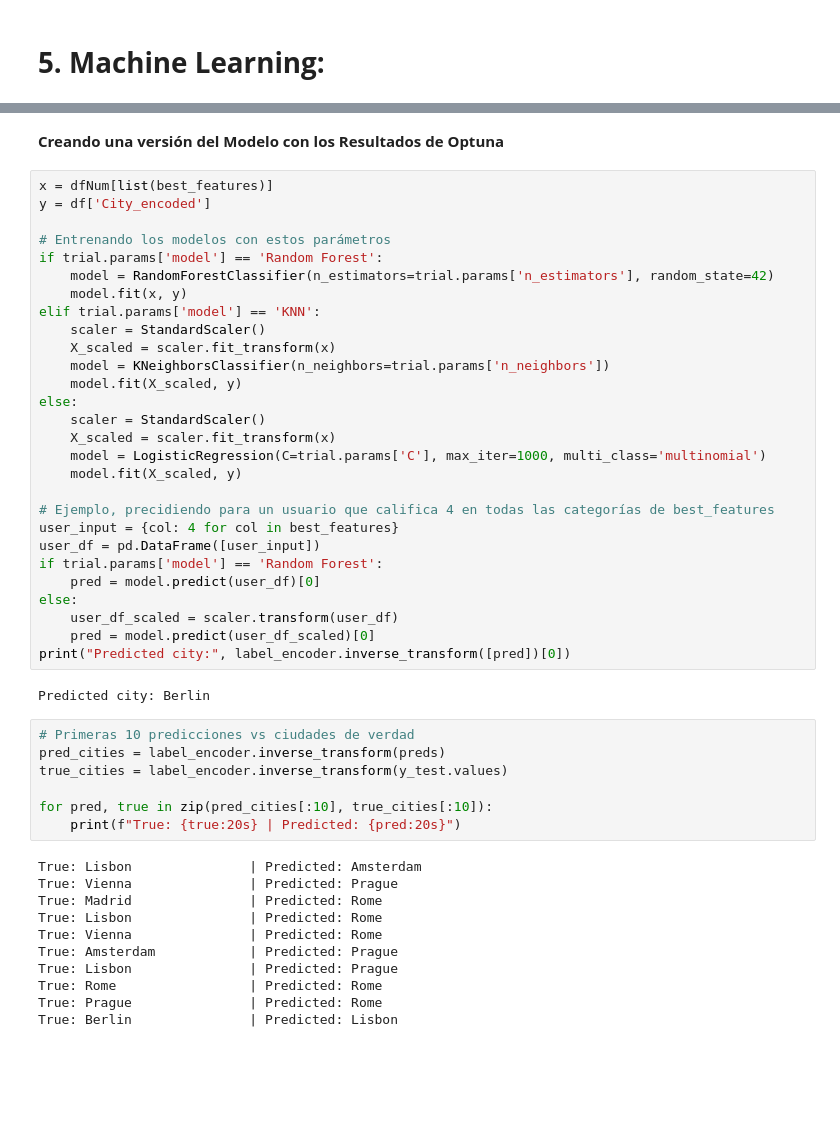
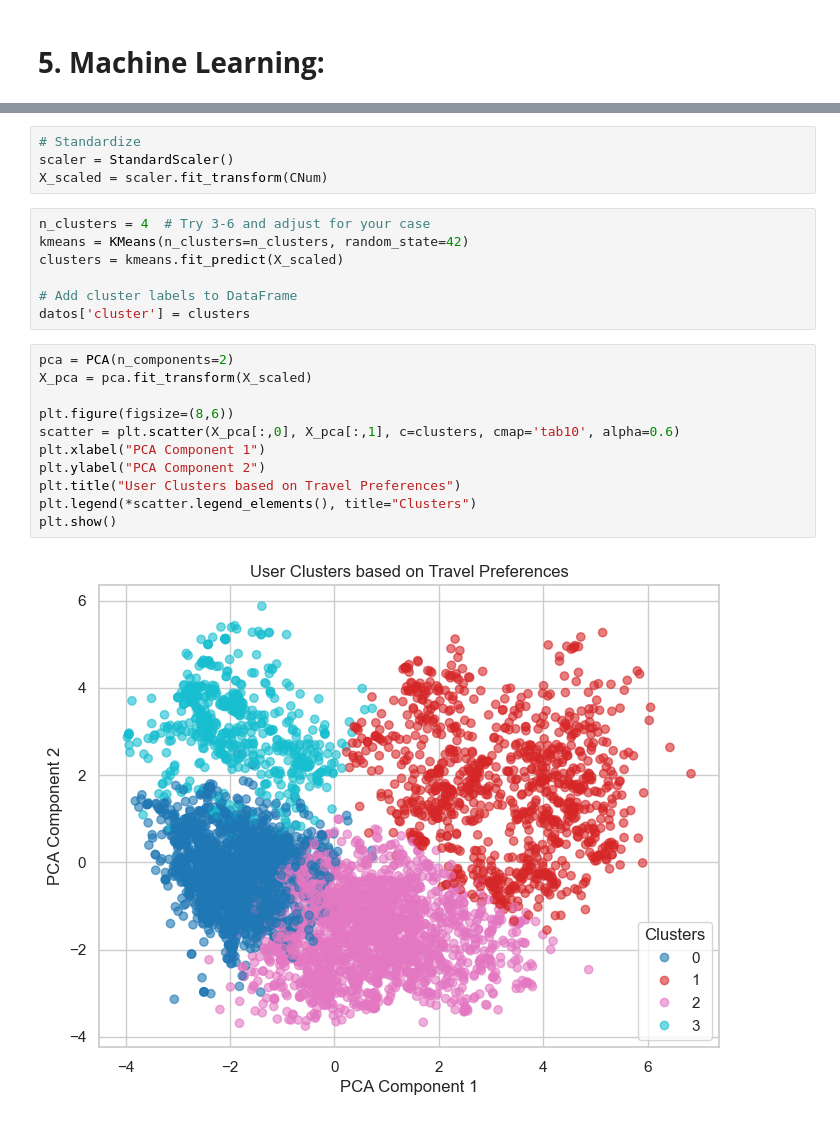
Before and after one commit to gabrielaaguiv5/ProjectI, a Jupyter notebook: notebooks/V2_eda&analysis_overview.ipynb, the cells around one changed output, grey strips where cells are left out. Saved outputs shown, nothing was run; the diff lists cells and outputs as text; blank space fills up the shorter version.

```diff
--- a/notebooks/V2_eda&analysis_overview.ipynb
+++ b/notebooks/V2_eda&analysis_overview.ipynb
@@ -980,50 +521,24 @@ Modelo más óptimo: Logistic Regression
-# %% [markdown]
-**Creando una versión del Modelo con los Resultados de Optuna**
-# %%
-x = dfNum[list(best_features)]
-y = df['City_encoded']
-
-# Entrenando los modelos con estos parámetros
-if trial.params['model'] == 'Random Forest':
-    model = RandomForestClassifier(n_estimators=trial.params['n_estimators'], random_state=42)
-    model.fit(x, y)
-elif trial.params['model'] == 'KNN':
-    scaler = StandardScaler()
-    X_scaled = scaler.fit_transform(x)
-    model = KNeighborsClassifier(n_neighbors=trial.params['n_neighbors'])
-    model.fit(X_scaled, y)
-else:
-    scaler = StandardScaler()
-    X_scaled = scaler.fit_transform(x)
-    model = LogisticRegression(C=trial.params['C'], max_iter=1000, multi_class='multinomial')
-    model.fit(X_scaled, y)
-
-# Ejemplo, precidiendo para un usuario que califica 4 en todas las categorías de best_features
-user_input = {col: 4 for col in best_features}
-user_df = pd.DataFrame([user_input])
-if trial.params['model'] == 'Random Forest':
-    pred = model.predict(user_df)[0]
-else:
-    user_df_scaled = scaler.transform(user_df)
-    pred = model.predict(user_df_scaled)[0]
-print("Predicted city:", label_encoder.inverse_transform([pred])[0])
-# %% [output]
-Predicted city: Berlin
-# %%
-# Primeras 10 predicciones vs ciudades de verdad
-pred_cities = label_encoder.inverse_transform(preds)
-true_cities = label_encoder.inverse_transform(y_test.values)
-
-for pred, true in zip(pred_cities[:10], true_cities[:10]):
-    print(f"True: {true:20s} | Predicted: {pred:20s}")
-# %% [output]
-True: Lisbon               | Predicted: Amsterdam
-True: Vienna               | Predicted: Prague
-True: Madrid               | Predicted: Rome
-True: Lisbon               | Predicted: Rome
-True: Vienna               | Predicted: Rome
-True: Amsterdam            | Predicted: Prague
-True: Lisbon               | Predicted: Prague
-True: Rome                 | Predicted: Rome
-True: Prague               | Predicted: Rome
-True: Berlin               | Predicted: Lisbon
+# %%
+# Standardize
+scaler = StandardScaler()
+X_scaled = scaler.fit_transform(CNum)
+# %%
+n_clusters = 4  # Try 3-6 and adjust for your case
+kmeans = KMeans(n_clusters=n_clusters, random_state=42)
+clusters = kmeans.fit_predict(X_scaled)
+
+# Add cluster labels to DataFrame
+datos['cluster'] = clusters
+# %%
+pca = PCA(n_components=2)
+X_pca = pca.fit_transform(X_scaled)
+
+plt.figure(figsize=(8,6))
+scatter = plt.scatter(X_pca[:,0], X_pca[:,1], c=clusters, cmap='tab10', alpha=0.6)
+plt.xlabel("PCA Component 1")
+plt.ylabel("PCA Component 2")
+plt.title("User Clusters based on Travel Preferences")
+plt.legend(*scatter.legend_elements(), title="Clusters")
+plt.show()
+# %% [output]
+[figure, added]
```
Also changed, not shown: parts of 32 cells of this notebook.
